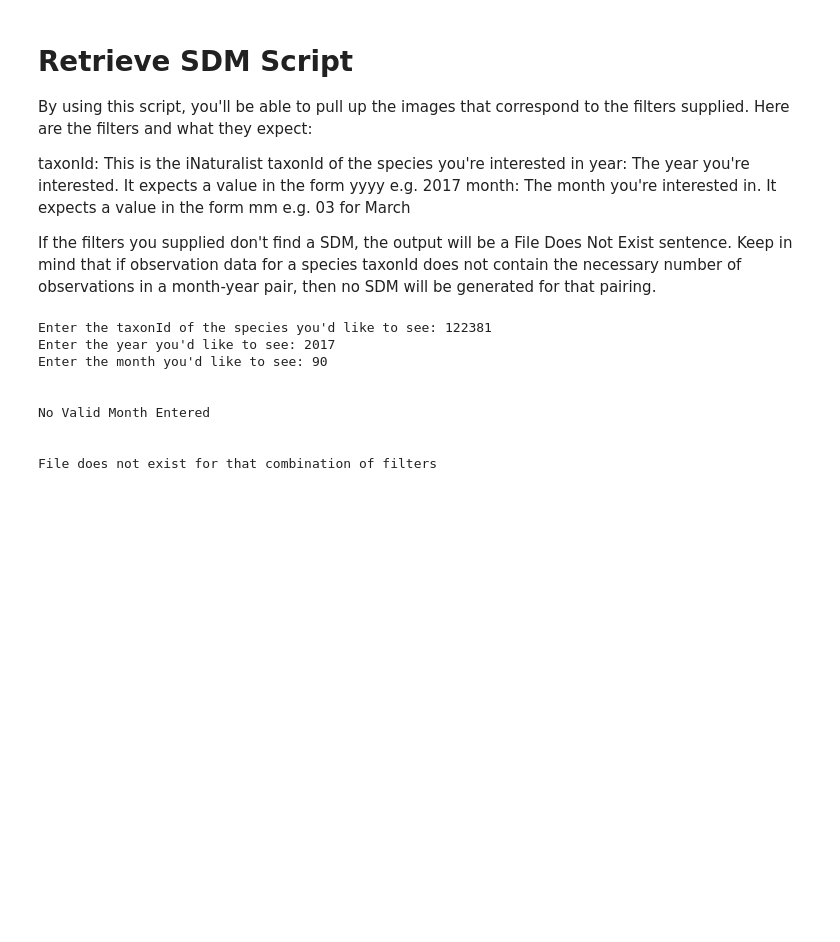
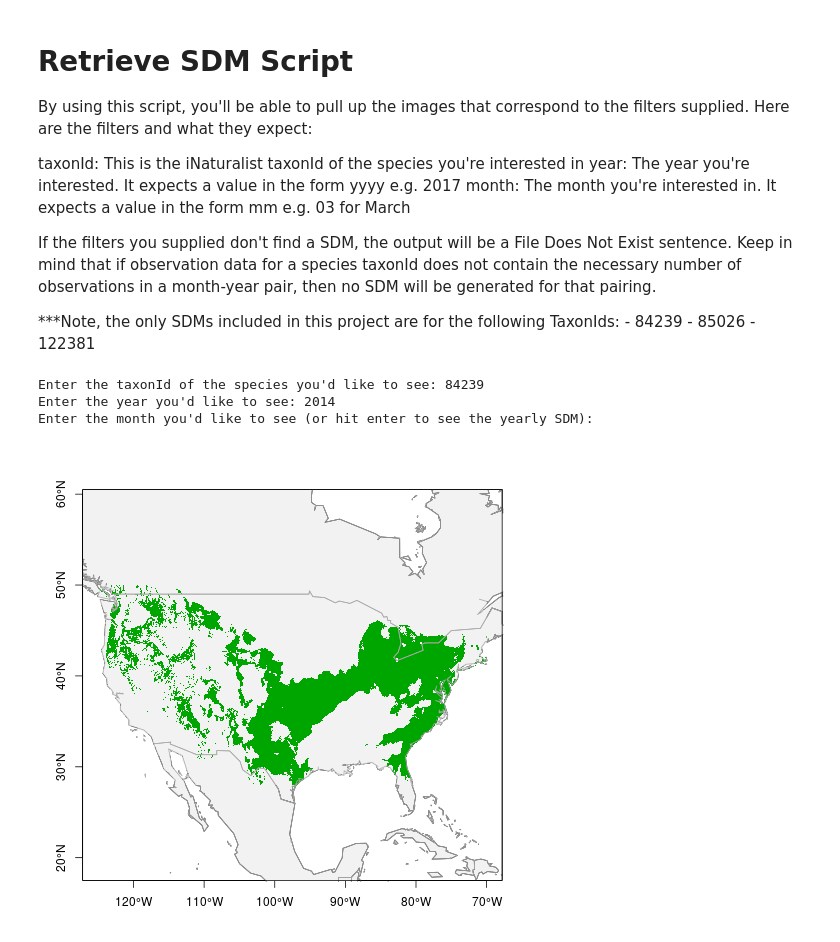
Before and after one commit to foxtrotington/butterfly, a Jupyter notebook: jupyter_notebook/retrieve_sdm.ipynb, the cells around one changed output. Saved outputs shown, nothing was run; the diff lists cells and outputs as text; code cells hidden in the pictures; blank space fills up the shorter version.

Commit message:
Made some updates to the retrieve_sdm notebook to make instructions a bit clearer and to handle users wanting to see the yearly SDM

```diff
--- a/jupyter_notebook/retrieve_sdm.ipynb
+++ b/jupyter_notebook/retrieve_sdm.ipynb
@@ -8,41 +8,45 @@ year: The year you're interested. It expects a value in the form yyyy e.g. 2017
 month: The month you're interested in. It expects a value in the form mm e.g. 03 for March
 
 If the filters you supplied don't find a SDM, the output will be a File Does Not Exist sentence. Keep in mind that if observation data for a species taxonId does not contain the necessary number of observations in a month-year pair, then no SDM will be generated for that pairing.
+
+***Note, the only SDMs included in this project are for the following TaxonIds:
+    - 84239
+    - 85026
+    - 122381
 # %%
 import pandas as pd
 from IPython.display import Image
 import os
 
 monthMap = {"January": "01", "February": "02", "March": "03", "April": "04", "May": "05", "June": "06", "July": "07", "August": "08", "September": "09", "October": "10", "November": "11", "December": "12"}
 months = ["01", "02", "03", "04", "05", "06", "07", "08", "09", "10", "11", "12"]
 
 taxonId = input("Enter the taxonId of the species you'd like to see: ")
 year = input("Enter the year you'd like to see: ")
-month = input("Enter the month you'd like to see: ")
+month = input("Enter the month you'd like to see (or hit enter to see the yearly SDM): ")
 
-try:
-    month = months[abs(int(month) - 1)]
-except ValueError:
-    month = monthMap[month]
-except IndexError:
-    print("\n\nNo Valid Month Entered")
+if month != "":
+    try:
+        month = months[abs(int(month) - 1)]
+    except ValueError:
+        month = monthMap[month]
+    except IndexError:
+        print("\n\nNo Valid Month Entered")
+
+else:
+    month = year
 
 pathToFile = "../data/sdm_results/{}/{}/{}/{}-prediction.png".format(taxonId, year, month, taxonId)
 
 if not os.path.exists(pathToFile):
     print("\n\nFile does not exist for that combination of filters")
 
 else:
     #read in an image
     image = Image(pathToFile)
     display(image)
 # %% [output]
-Enter the taxonId of the species you'd like to see: 122381
-Enter the year you'd like to see: 2017
-Enter the month you'd like to see: 90
-
-
-No Valid Month Entered
-
-
-File does not exist for that combination of filters
+Enter the taxonId of the species you'd like to see: 84239
+Enter the year you'd like to see: 2014
+Enter the month you'd like to see (or hit enter to see the yearly SDM):
+[figure, added]
```
